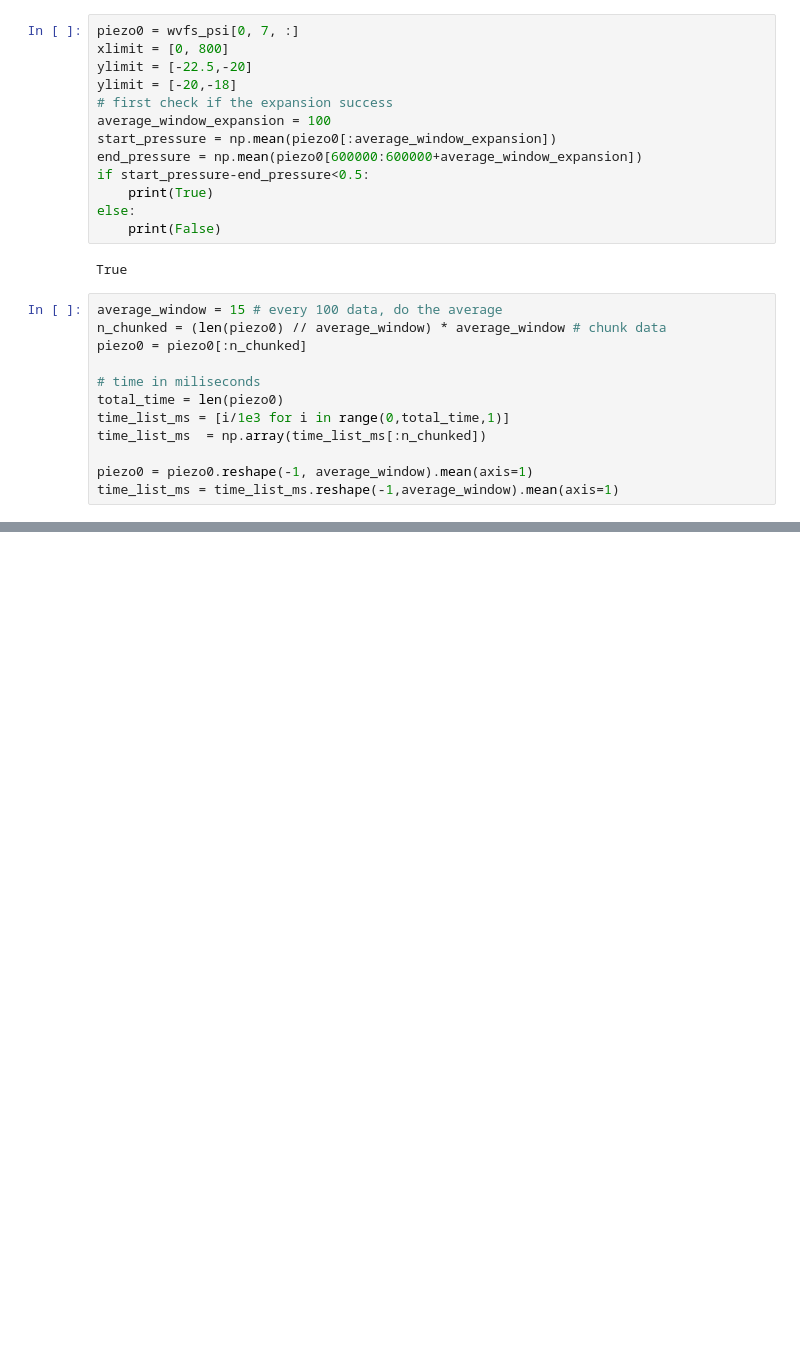
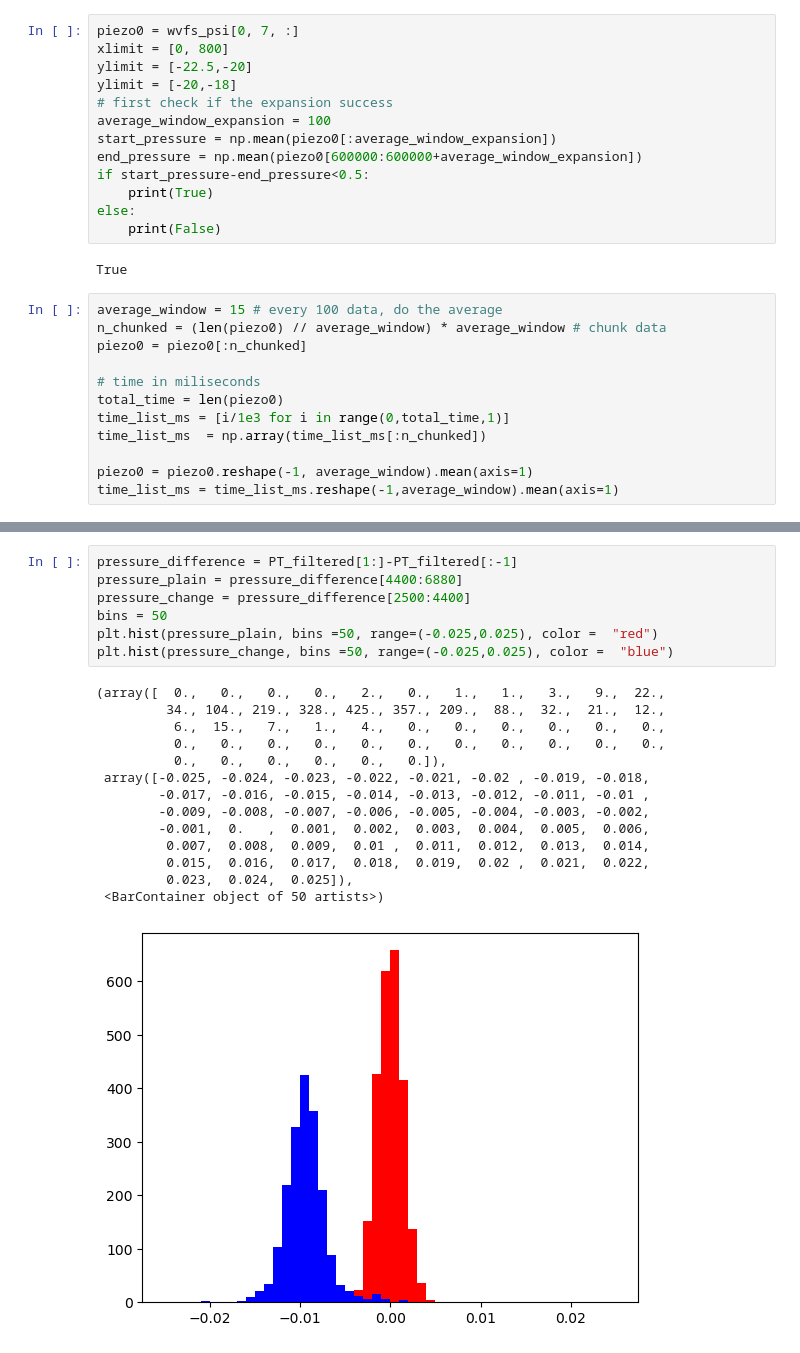
Before and after one commit to SBC-Collaboration/LAr10Ana, a Jupyter notebook: nb/rzhang/Piezo-Waveform_t_start.ipynb, the cells around one changed output, grey strips where cells are left out. Cells and saved outputs as stored; diff of their text form; blank space fills up the shorter version.

```diff
--- a/nb/rzhang/Piezo-Waveform_t_start.ipynb
+++ b/nb/rzhang/Piezo-Waveform_t_start.ipynb
@@ -246,0 +267,22 @@ for i in range(len(reverse_valve_delta)):
+# %%
+pressure_difference = PT_filtered[1:]-PT_filtered[:-1]
+pressure_plain = pressure_difference[4400:6880]
+pressure_change = pressure_difference[2500:4400]
+bins = 50
+plt.hist(pressure_plain, bins =50, range=(-0.025,0.025), color =  "red")
+plt.hist(pressure_change, bins =50, range=(-0.025,0.025), color =  "blue")
+# %% [output]
+(array([  0.,   0.,   0.,   0.,   2.,   0.,   1.,   1.,   3.,   9.,  22.,
+         34., 104., 219., 328., 425., 357., 209.,  88.,  32.,  21.,  12.,
+          6.,  15.,   7.,   1.,   4.,   0.,   0.,   0.,   0.,   0.,   0.,
+          0.,   0.,   0.,   0.,   0.,   0.,   0.,   0.,   0.,   0.,   0.,
+          0.,   0.,   0.,   0.,   0.,   0.]),
+ array([-0.025, -0.024, -0.023, -0.022, -0.021, -0.02 , -0.019, -0.018,
+        -0.017, -0.016, -0.015, -0.014, -0.013, -0.012, -0.011, -0.01 ,
+        -0.009, -0.008, -0.007, -0.006, -0.005, -0.004, -0.003, -0.002,
+        -0.001,  0.   ,  0.001,  0.002,  0.003,  0.004,  0.005,  0.006,
+         0.007,  0.008,  0.009,  0.01 ,  0.011,  0.012,  0.013,  0.014,
+         0.015,  0.016,  0.017,  0.018,  0.019,  0.02 ,  0.021,  0.022,
+         0.023,  0.024,  0.025]),
+ <BarContainer object of 50 artists>)
+[figure, added]
```
Also changed, not shown: parts of 17 cells of this notebook, 1 other file.
